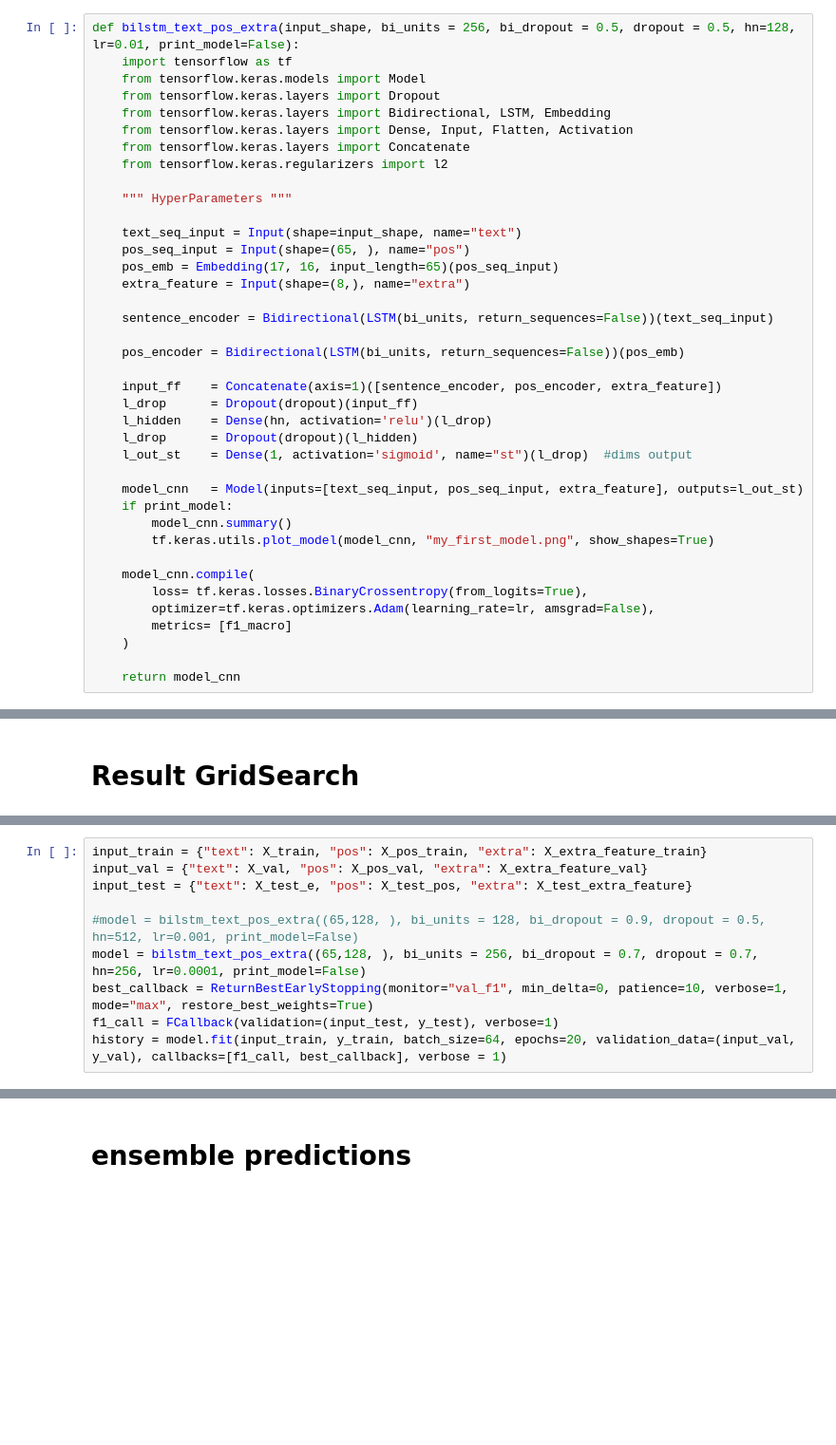
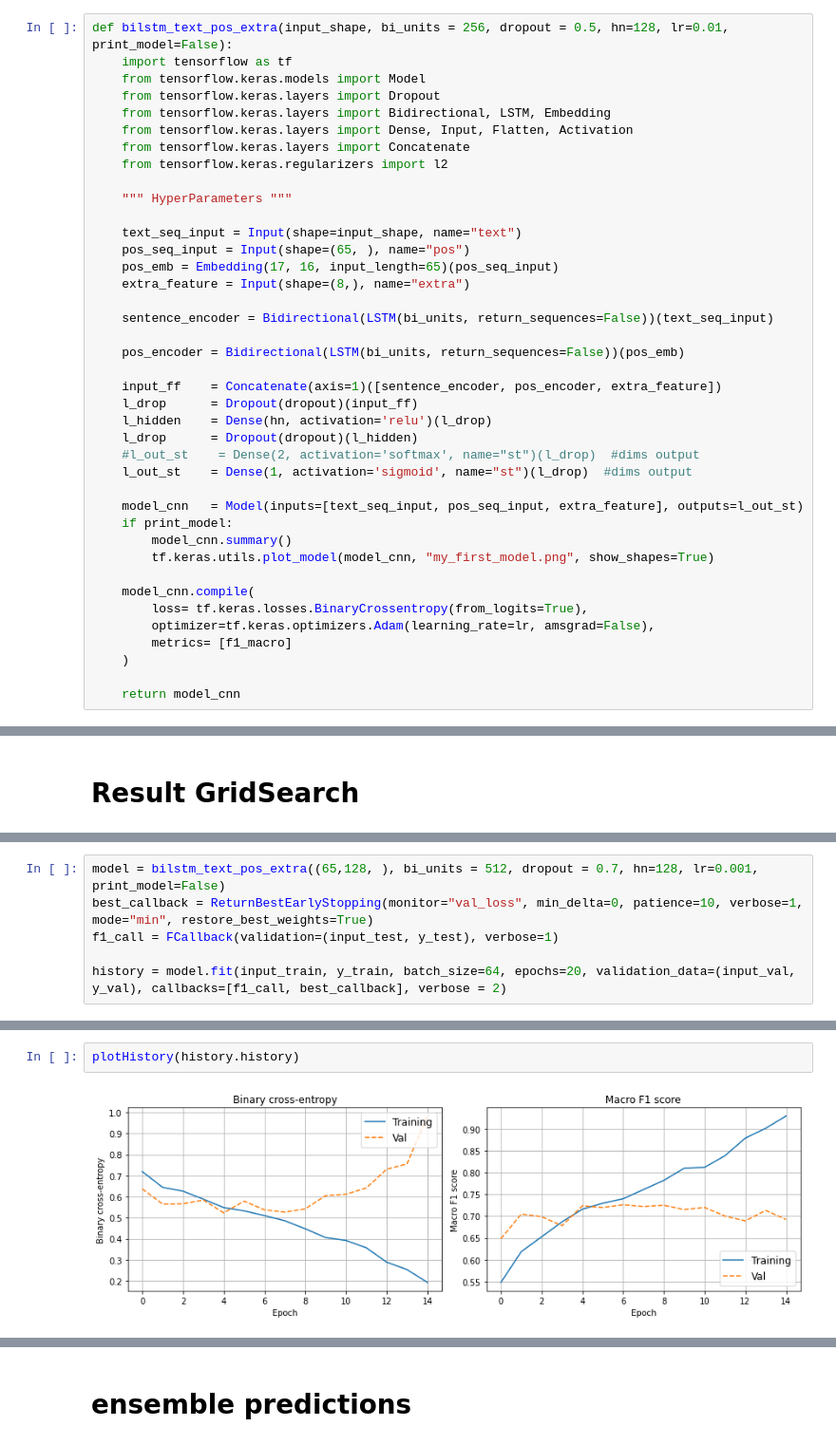
Before and after one commit to alessandrocuda/ReSt, a Jupyter notebook: notebooks/ReStBiLstm/bilstm_text_pos_extra.ipynb, the cells around one changed output, grey strips where cells are left out. Shown at 95% size. Saved outputs shown, nothing was run; the diff lists cells and outputs as text; blank space fills up the shorter version.

```diff
--- a/notebooks/ReStBiLstm/bilstm_text_pos_extra.ipynb
+++ b/notebooks/ReStBiLstm/bilstm_text_pos_extra.ipynb
@@ -159,7 +168,7 @@ input_test = {"text": X_test_e, "pos": X_test_pos_e, "extra": X_test_extra_featu
 # %% [markdown]
 # model: text + pos + extra features
 # %%
-def bilstm_text_pos_extra(input_shape, bi_units = 256, bi_dropout = 0.5, dropout = 0.5, hn=128, lr=0.01, print_model=False):
+def bilstm_text_pos_extra(input_shape, bi_units = 256, dropout = 0.5, hn=128, lr=0.01, print_model=False):
     import tensorflow as tf
     from tensorflow.keras.models import Model
     from tensorflow.keras.layers import Dropout
@@ -183,6 +192,7 @@ def bilstm_text_pos_extra(input_shape, bi_units = 256, bi_dropout = 0.5, dropout
     l_drop      = Dropout(dropout)(input_ff)
     l_hidden    = Dense(hn, activation='relu')(l_drop)
     l_drop      = Dropout(dropout)(l_hidden)
+    #l_out_st    = Dense(2, activation='softmax', name="st")(l_drop)  #dims output
     l_out_st    = Dense(1, activation='sigmoid', name="st")(l_drop)  #dims output
 
     model_cnn   = Model(inputs=[text_seq_input, pos_seq_input, extra_feature], outputs=l_out_st)
@@ -374,12 +360,8 @@ df_result.sort_values(by=['mean'], ascending=False)[0:20][["hyper_parm","mean",
 # %%
-input_train = {"text": X_train, "pos": X_pos_train, "extra": X_extra_feature_train}
-input_val = {"text": X_val, "pos": X_pos_val, "extra": X_extra_feature_val}
-input_test = {"text": X_test_e, "pos": X_test_pos, "extra": X_test_extra_feature}
+model = bilstm_text_pos_extra((65,128, ), bi_units = 512, dropout = 0.7, hn=128, lr=0.001, print_model=False)
+best_callback = ReturnBestEarlyStopping(monitor="val_loss", min_delta=0, patience=10, verbose=1, mode="min", restore_best_weights=True)
+f1_call = FCallback(validation=(input_test, y_test), verbose=1)
 
-#model = bilstm_text_pos_extra((65,128, ), bi_units = 128, bi_dropout = 0.9, dropout = 0.5, hn=512, lr=0.001, print_model=False)
-model = bilstm_text_pos_extra((65,128, ), bi_units = 256, bi_dropout = 0.7, dropout = 0.7, hn=256, lr=0.0001, print_model=False)
-best_callback = ReturnBestEarlyStopping(monitor="val_f1", min_delta=0, patience=10, verbose=1, mode="max", restore_best_weights=True)
-f1_call = FCallback(validation=(input_test, y_test), verbose=1)
-history = model.fit(input_train, y_train, batch_size=64, epochs=20, validation_data=(input_val, y_val), callbacks=[f1_call, best_callback], verbose = 1)
+history = model.fit(input_train, y_train, batch_size=64, epochs=20, validation_data=(input_val, y_val), callbacks=[f1_call, best_callback], verbose = 2)
 # %% [output]
 Epoch 1/20
@@ -405,0 +397,4 @@ X_train.shape
+# %%
+plotHistory(history.history)
+# %% [output]
+[figure, added]
```
Also changed, not shown: parts of 31 cells of this notebook, 9 other files.
